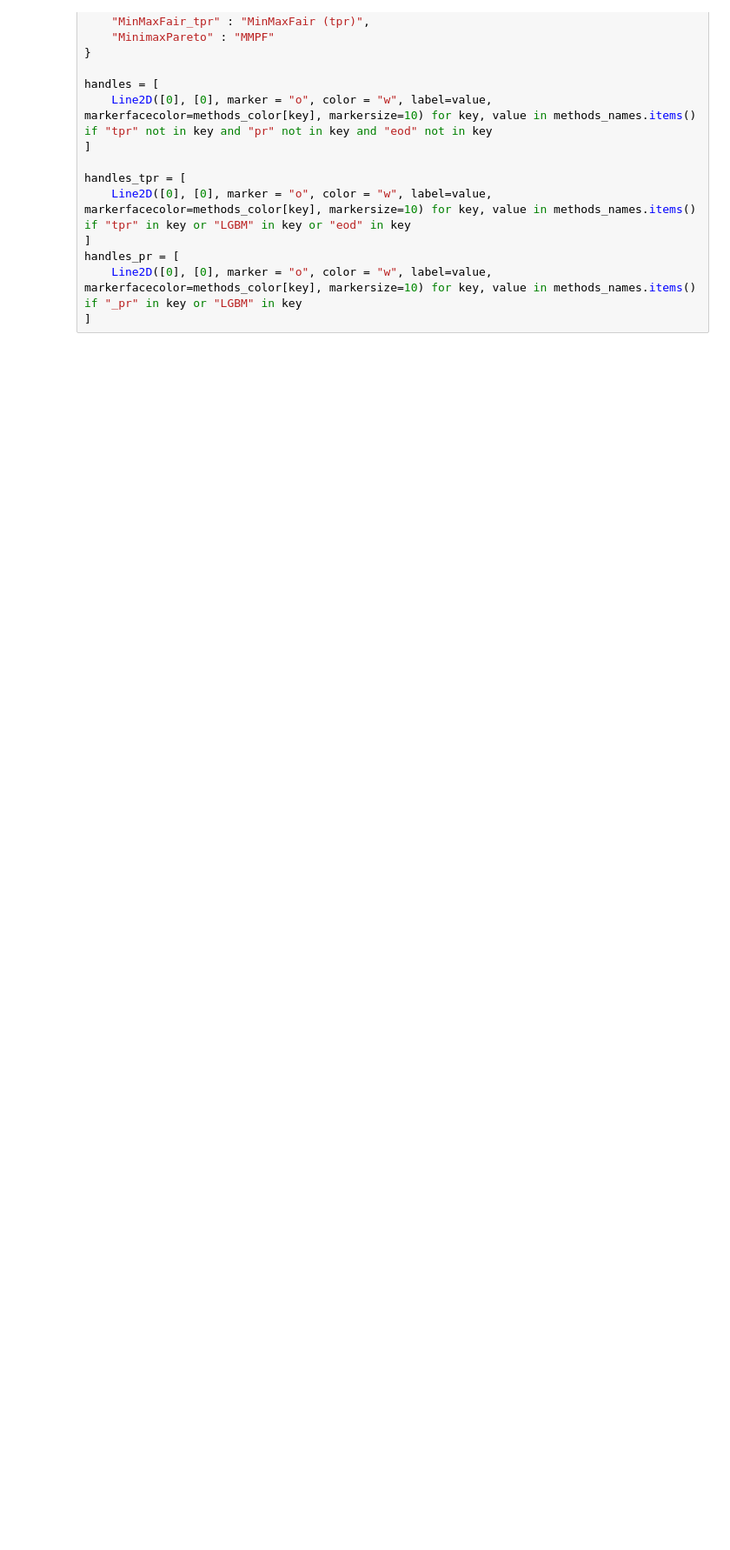
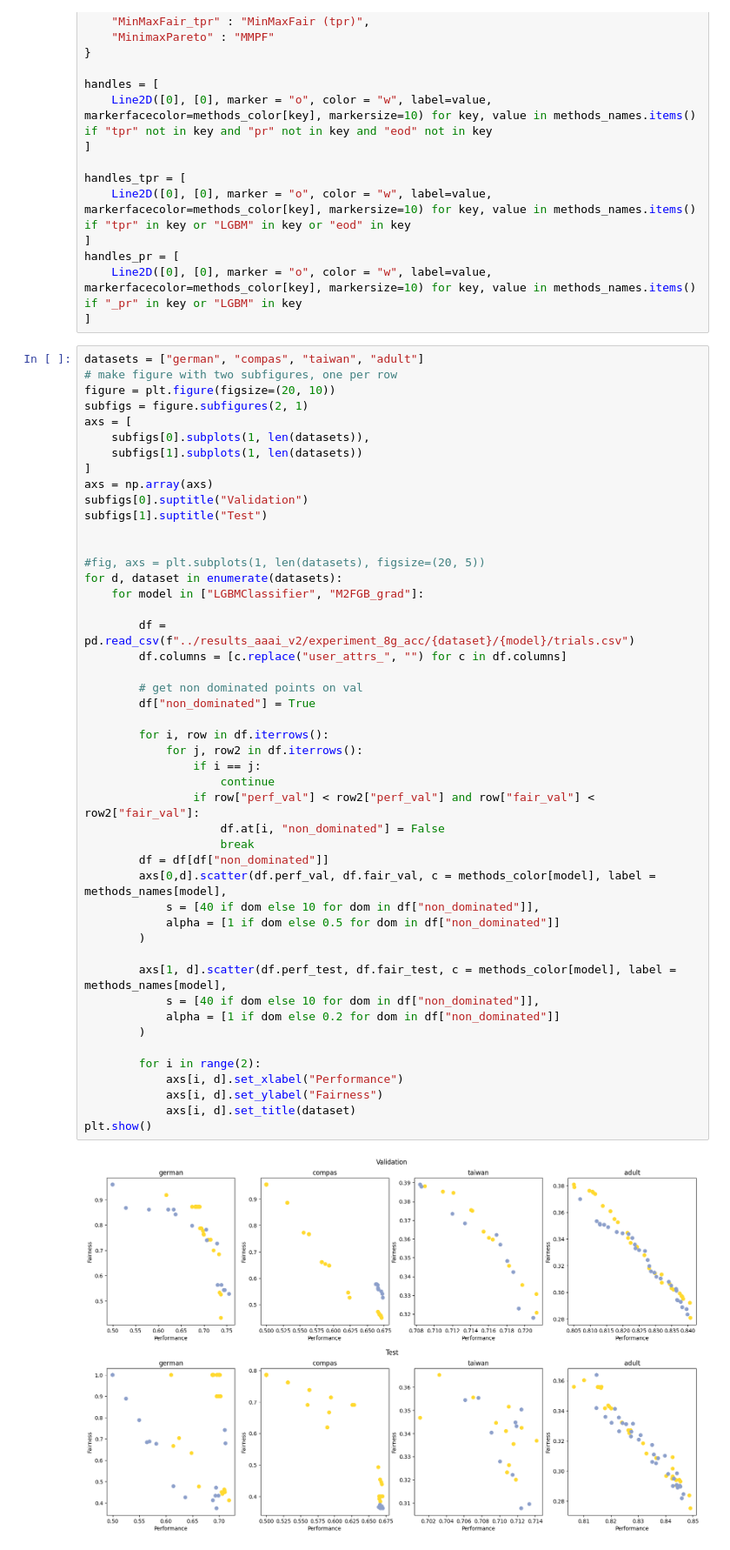
Before and after one commit to hiaac-finance/m2fgb, a Jupyter notebook: notebooks/moo_results.ipynb, the cells around one changed output. Shown: that part at 87% size. Saved outputs shown, nothing was run; the diff lists cells and outputs as text; blank space fills up the shorter version.

Commit message:
feat: add a new test with fnr objective

```diff
--- a/notebooks/moo_results.ipynb
+++ b/notebooks/moo_results.ipynb
@@ -47,3 +47,52 @@ handles_tpr = [
 handles_pr = [
     Line2D([0], [0], marker = "o", color = "w", label=value, markerfacecolor=methods_color[key], markersize=10) for key, value in methods_names.items() if "_pr" in key or "LGBM" in key
 ]
+# %%
+datasets = ["german", "compas", "taiwan", "adult"]
+# make figure with two subfigures, one per row
+figure = plt.figure(figsize=(20, 10))
+subfigs = figure.subfigures(2, 1)
+axs = [
+    subfigs[0].subplots(1, len(datasets)),
+    subfigs[1].subplots(1, len(datasets))
+]
+axs = np.array(axs)
+subfigs[0].suptitle("Validation")
+subfigs[1].suptitle("Test")
+
+
+#fig, axs = plt.subplots(1, len(datasets), figsize=(20, 5))
+for d, dataset in enumerate(datasets):
+    for model in ["LGBMClassifier", "M2FGB_grad"]:
+
+        df = pd.read_csv(f"../results_aaai_v2/experiment_8g_acc/{dataset}/{model}/trials.csv")
+        df.columns = [c.replace("user_attrs_", "") for c in df.columns]
+
+        # get non dominated points on val
+        df["non_dominated"] = True
+
+        for i, row in df.iterrows():
+            for j, row2 in df.iterrows():
+                if i == j:
+                    continue
+                if row["perf_val"] < row2["perf_val"] and row["fair_val"] < row2["fair_val"]:
+                    df.at[i, "non_dominated"] = False
+                    break
+        df = df[df["non_dominated"]]
+        axs[0,d].scatter(df.perf_val, df.fair_val, c = methods_color[model], label = methods_names[model],
+            s = [40 if dom else 10 for dom in df["non_dominated"]],
+            alpha = [1 if dom else 0.5 for dom in df["non_dominated"]]
+        )
+
+        axs[1, d].scatter(df.perf_test, df.fair_test, c = methods_color[model], label = methods_names[model],
+            s = [40 if dom else 10 for dom in df["non_dominated"]],
+            alpha = [1 if dom else 0.2 for dom in df["non_dominated"]]
+        )
+
+        for i in range(2):
+            axs[i, d].set_xlabel("Performance")
+            axs[i, d].set_ylabel("Fairness")
+            axs[i, d].set_title(dataset)
+plt.show()
+# %% [output]
+[figure, added]
```
Also changed, not shown: parts of 5 cells of this notebook, 1 other file.
